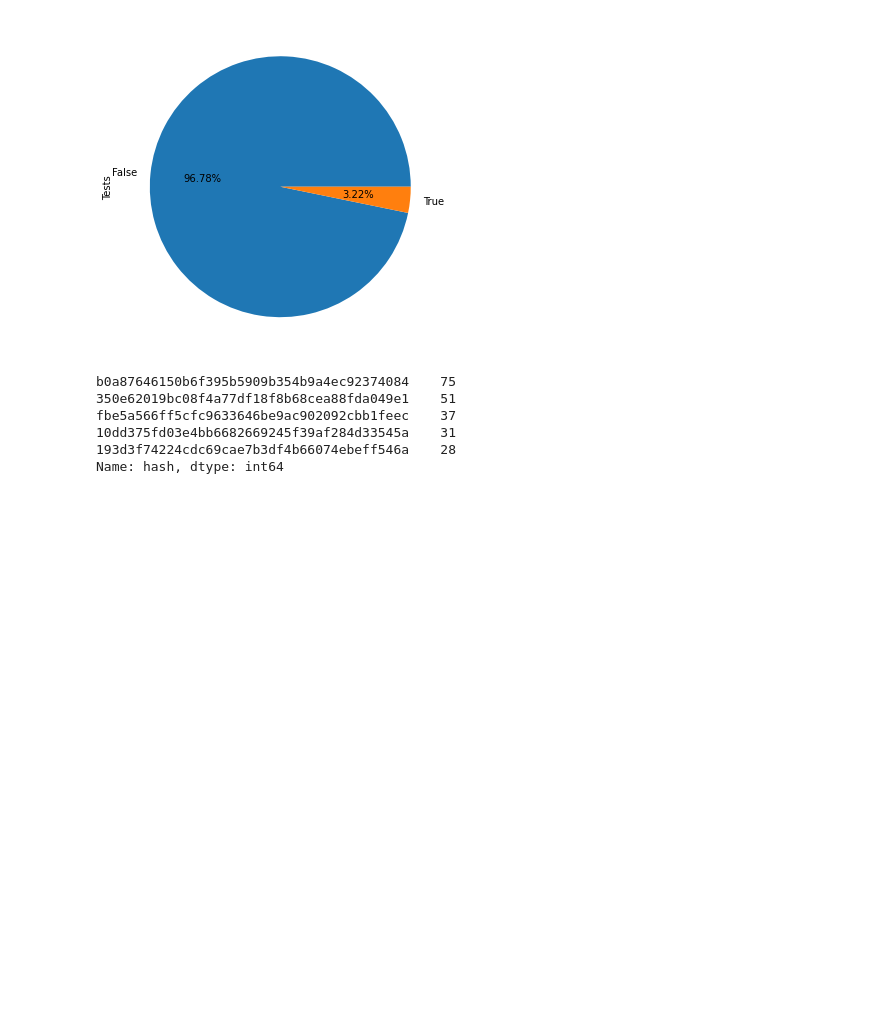
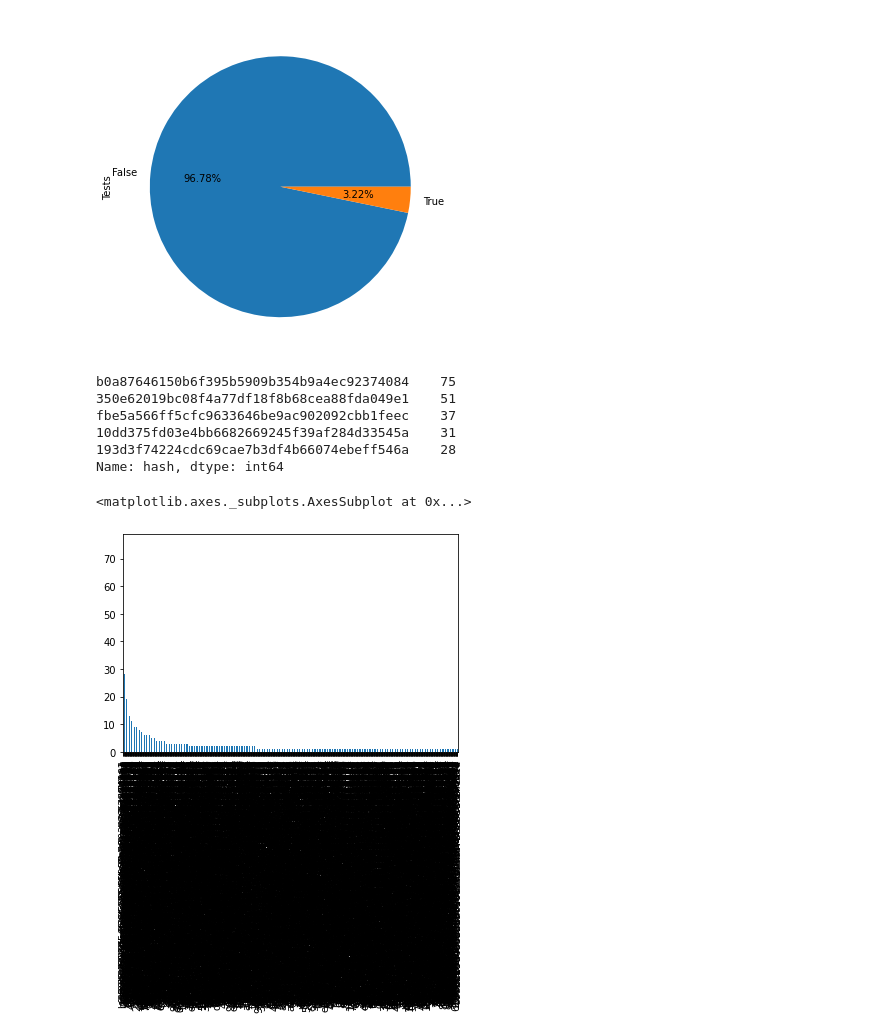
Before and after one commit to matheusflauzino/user-tests-skill, a Jupyter notebook: EvolutionFileTesting.ipynb, the cells around one changed output. Saved outputs shown, nothing was run; the diff lists cells and outputs as text; code cells hidden in the pictures; blank space fills up the shorter version.

```diff
--- a/EvolutionFileTesting.ipynb
+++ b/EvolutionFileTesting.ipynb
@@ -61,4 +62,9 @@ fbe5a566ff5cfc9633646be9ac902092cbb1feec    37
 10dd375fd03e4bb6682669245f39af284d33545a    31
 193d3f74224cdc69cae7b3df4b66074ebeff546a    28
 Name: hash, dtype: int64
+# %%
+commits.plot(kind='bar')
+# %% [output]
+<matplotlib.axes._subplots.AxesSubplot at 0x...>
+[figure, added]
 # %%
```
Also changed, not shown: parts of 10 cells of this notebook, 1 other file.
